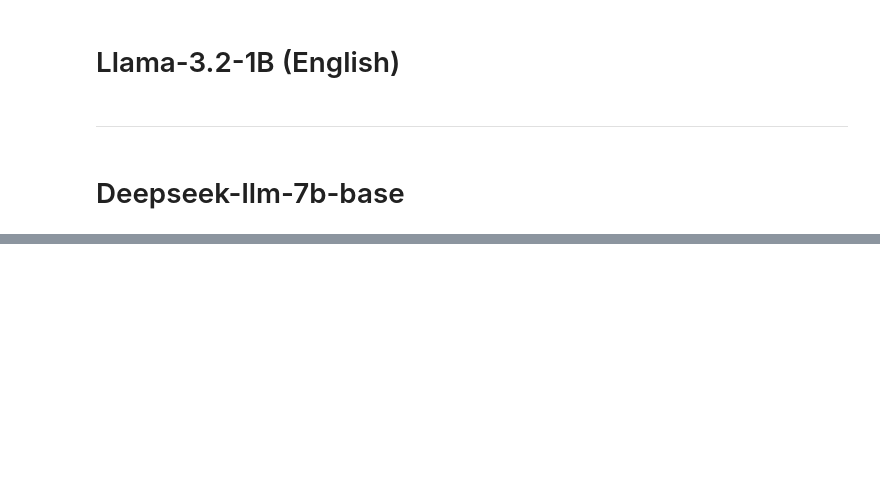
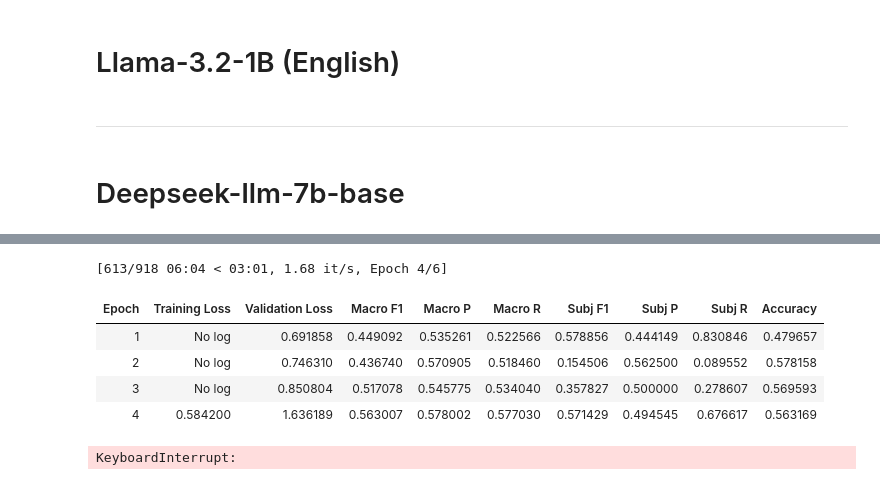
Before and after one commit to MatteoFasulo/clef2025-checkthat, a Jupyter notebook: notebook.ipynb, the cells around one changed output, grey strips where cells are left out. Drawn from its saved outputs; the diff is of its cells as text; code cells hidden in the pictures; blank space fills up the shorter version.

```diff
--- a/notebook.ipynb
+++ b/notebook.ipynb
@@ -1154,0 +1182,6 @@ evaluate_metrics((predictions, labels))
+# %%
+detector.all_data[language]['test']['translated_sentence'] = detector.all_data[language]['test']['sentence'].progress_apply(translate_text)
+# %%
+detector.all_data[language]['train'] = pd.read_csv('/kaggle/working/train_ar.csv')
+detector.all_data[language]['dev'] = pd.read_csv('/kaggle/working/dev_ar.csv')
+detector.all_data[language]['test'] = pd.read_csv('/kaggle/working/dev_test_ar.csv')
@@ -1154,0 +1208,38 @@ evaluate_metrics((predictions, labels))
+# %%
+# Define training args
+training_args = TrainingArguments(
+    output_dir=f"ModernBERT-base-subjectivity-{language}",
+    per_device_train_batch_size=batch_size,
+    per_device_eval_batch_size=batch_size,
+    learning_rate=lr,
+    num_train_epochs=epochs,
+    weight_decay=weight_decay,
+    eval_strategy="epoch",
+    save_strategy="epoch",
+    save_total_limit=1,
+    #warmup_ratio=0.5,
+    load_best_model_at_end=True,
+    metric_for_best_model="macro_F1",
+    report_to="none"
+)
+# %%
+trainer = CustomTrainer(
+    model = model,
+    args = training_args,
+    train_dataset = train_data,
+    eval_dataset = dev_data,
+    data_collator = collator_fn,
+    compute_metrics = evaluate_metrics,
+    class_weights=class_weights,
+    weights_dtype=torch.float32,
+)
+# %%
+trainer.train()
+# %% [output]
+[613/918 06:04 < 03:01, 1.68 it/s, Epoch 4/6]
+| Epoch | Training Loss | Validation Loss | Macro F1 | Macro P | Macro R | Subj F1 | Subj P | Subj R | Accuracy |
+| 1 | No log | 0.691858 | 0.449092 | 0.535261 | 0.522566 | 0.578856 | 0.444149 | 0.830846 | 0.479657 |
+| 2 | No log | 0.746310 | 0.436740 | 0.570905 | 0.518460 | 0.154506 | 0.562500 | 0.089552 | 0.578158 |
+| 3 | No log | 0.850804 | 0.517078 | 0.545775 | 0.534040 | 0.357827 | 0.500000 | 0.278607 | 0.569593 |
+| 4 | 0.584200 | 1.636189 | 0.563007 | 0.578002 | 0.577030 | 0.571429 | 0.494545 | 0.676617 | 0.563169 |
+KeyboardInterrupt:
```
Also changed, not shown: parts of 14 cells of this notebook.
